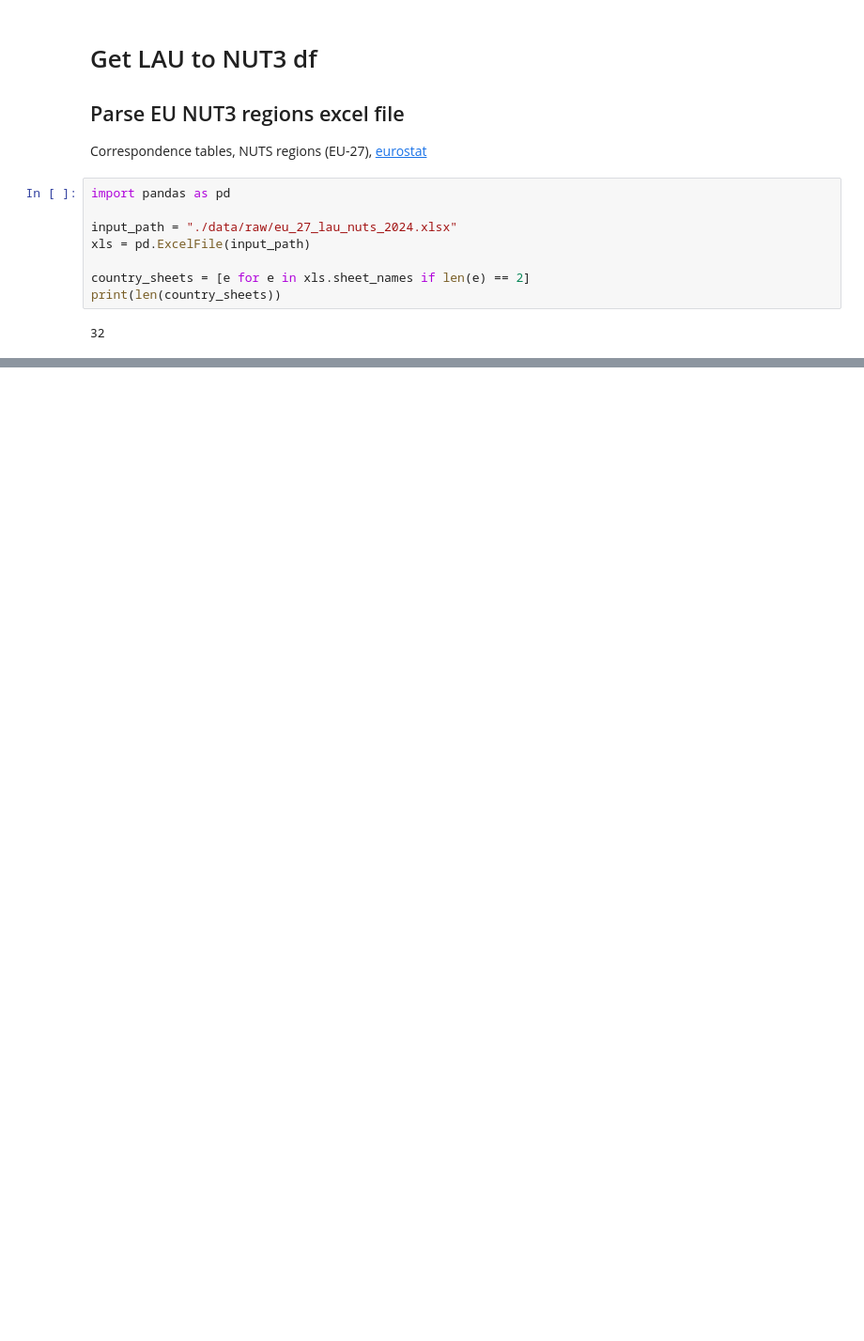
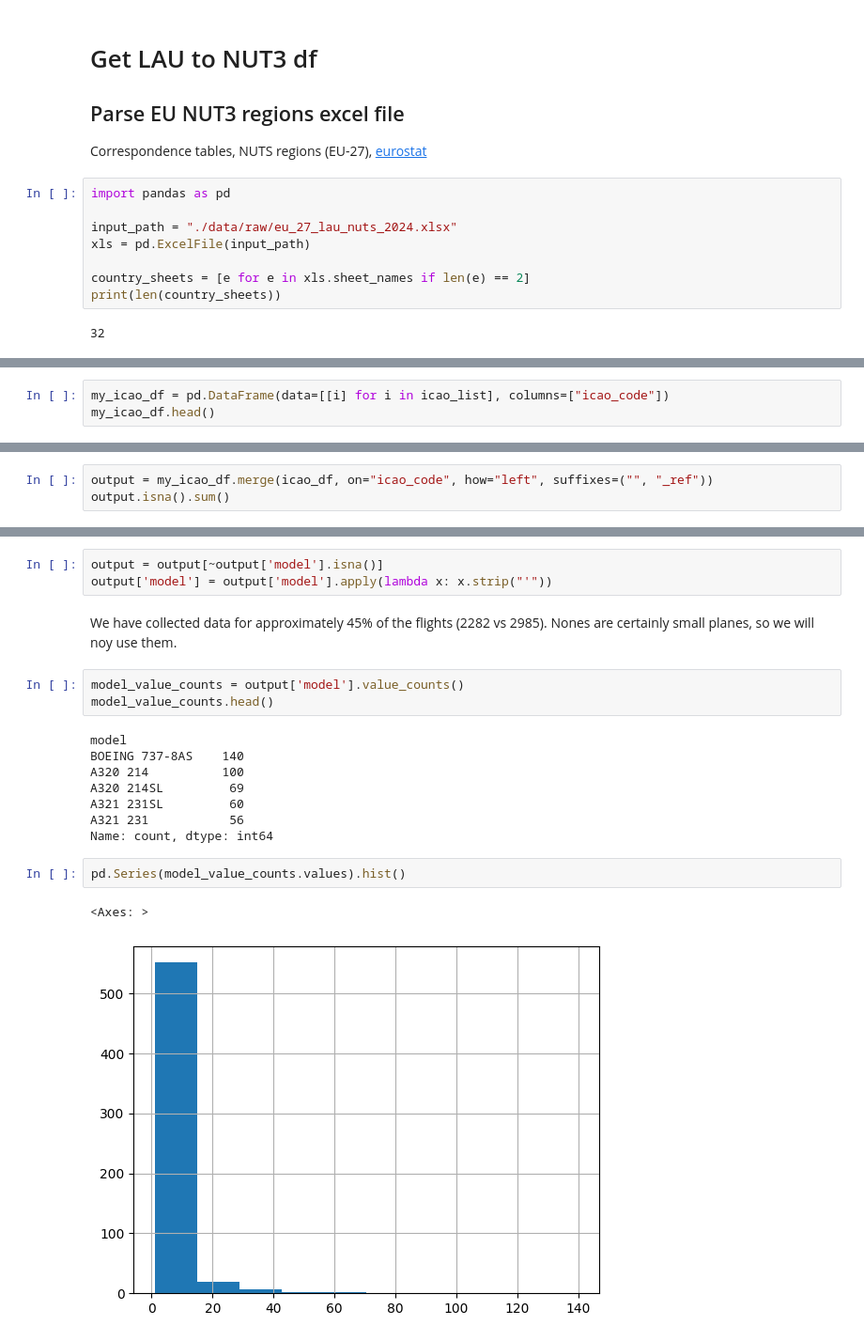
Before and after one commit to sblenlkj/eu_flights, a Jupyter notebook: eu_flights_data_collection.ipynb, the cells around one changed output, grey strips where cells are left out. Shown at 94% size. Drawn from its saved outputs; the diff is of its cells as text; blank space fills up the shorter version.

```diff
--- a/eu_flights_data_collection.ipynb
+++ b/eu_flights_data_collection.ipynb
@@ -356,0 +611,3 @@ Length: 5102, dtype: str
+# %%
+my_icao_df = pd.DataFrame(data=[[i] for i in icao_list], columns=["icao_code"])
+my_icao_df.head()
@@ -356,0 +621,3 @@ Length: 5102, dtype: str
+# %%
+output = my_icao_df.merge(icao_df, on="icao_code", how="left", suffixes=("", "_ref"))
+output.isna().sum()
@@ -356,0 +636,21 @@ Length: 5102, dtype: str
+# %%
+output = output[~output['model'].isna()]
+output['model'] = output['model'].apply(lambda x: x.strip("'"))
+# %% [markdown]
+We have collected data for approximately 45% of the flights (2282 vs 2985). Nones are certainly small planes, so we will noy use them.
+# %%
+model_value_counts = output['model'].value_counts()
+model_value_counts.head()
+# %% [output]
+model
+BOEING 737-8AS    140
+A320 214          100
+A320 214SL         69
+A321 231SL         60
+A321 231           56
+Name: count, dtype: int64
+# %%
+pd.Series(model_value_counts.values).hist()
+# %% [output]
+<Axes: >
+[figure, added]
```
Also changed, not shown: parts of 81 cells of this notebook, 29 other files.
